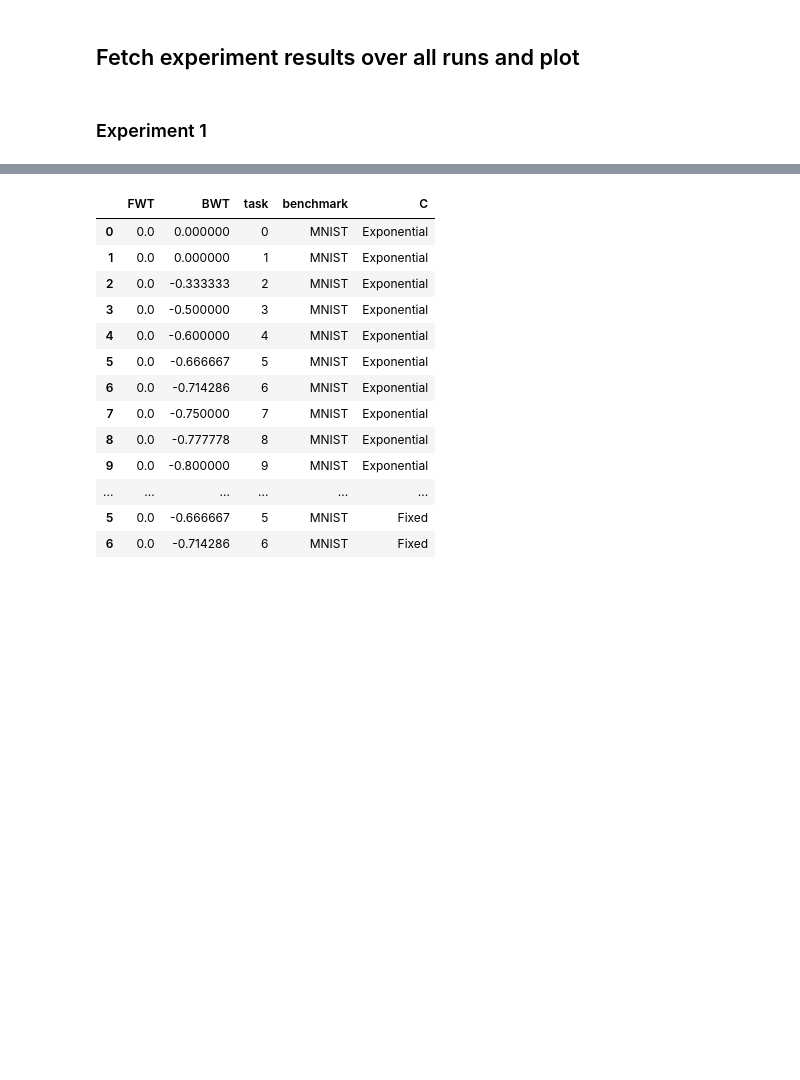
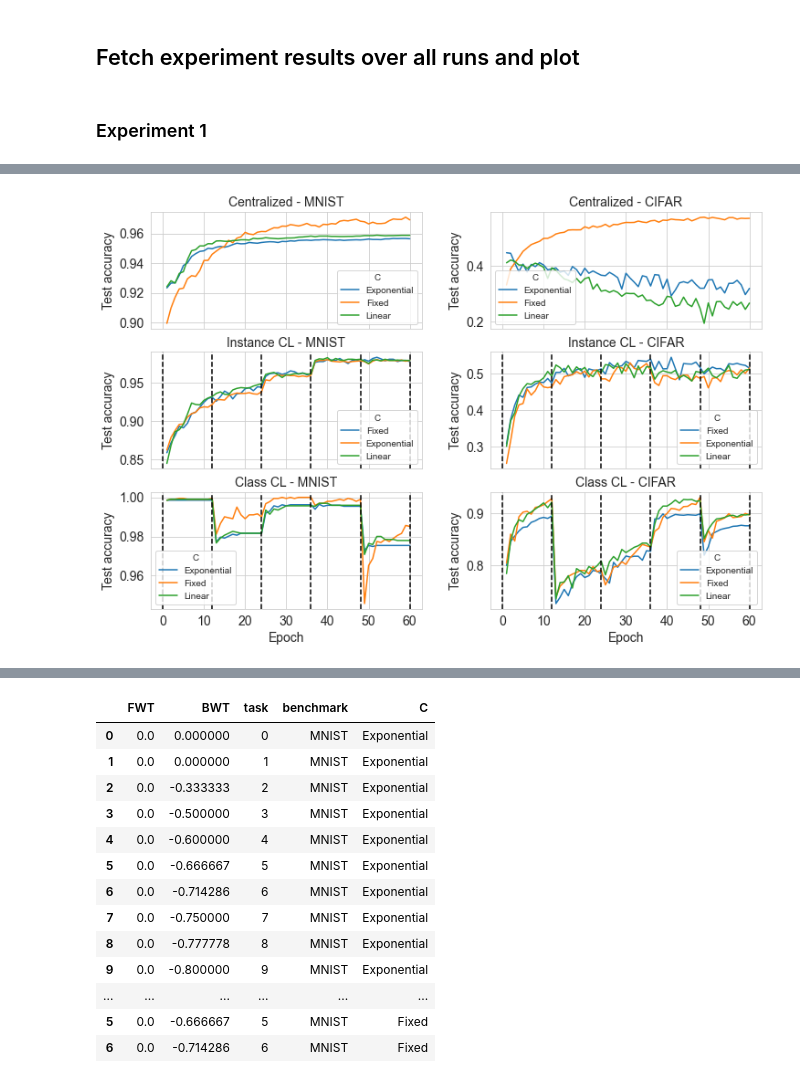
Before and after one commit to lguerdan/10-701-Project, a Jupyter notebook: dev_notebook.ipynb, the cells around one changed output, grey strips where cells are left out. Cells and saved outputs as stored; diff of their text form; code cells hidden in the pictures; blank space fills up the shorter version.

```diff
--- a/dev_notebook.ipynb
+++ b/dev_notebook.ipynb
@@ -47,0 +49,82 @@ plot_centralized_fixed_cuttoff_experiment(exp)
+# %%
+f, axes = plt.subplots(3, 2, figsize=(12,8), sharey=False, sharex=True)
+plt.subplots_adjust(wspace = 0.25)
+
+#######################################################################
+############## Centralized learning ##############
+ceexp, params = helpers.load_exp('central_baseline_adaptive')
+ceexp['epoch'] = ceexp['epoch'] + 1
+
+mnist = ceexp[ceexp['benchmark'] == 'MNIST'].reset_index()
+sns.lineplot(data=mnist, x='epoch', hue='C', y='test_acc', ax=axes[0][0])
+
+axes[0][0].set_title('Centralized - MNIST', fontsize=14)
+axes[0][0].set_ylabel('Test accuracy', fontsize=14)
+axes[0][0].tick_params(labelsize=14)
+
+cifar = ceexp[ceexp['benchmark'] == 'CIFAR'].reset_index()
+sns.lineplot(data=cifar, x='epoch', hue='C', y='test_acc', ax=axes[0][1])
+
+axes[0][1].set_title('Centralized - CIFAR', fontsize=14)
+axes[0][1].set_xlabel('Epoch', fontsize=14)
+axes[0][1].set_ylabel('Test accuracy', fontsize=14)
+axes[0][1].tick_params(labelsize=14)
+
+
+#######################################################################
+############## Instance Incremental Continual learning ################
+cl_exp, params = helpers.load_exp('Instance_CL', extension='epoch')
+cl_exp['epoch'] = cl_exp['epoch'] + 1
+
+mnist = cl_exp[cl_exp['benchmark'] == 'MNIST'].reset_index()
+sns.lineplot(data=mnist, x='epoch', hue='C', y='test_acc', ax=axes[1][0])
+
+for i in range(6):
+    axes[1][0].axvline(x=12*i, color='k', linestyle='--')
+
+axes[1][0].set_title('Instance CL - MNIST', fontsize=14)
+axes[1][0].set_ylabel('Test accuracy', fontsize=14)
+axes[1][0].tick_params(labelsize=14)
+
+cifar = cl_exp[cl_exp['benchmark'] == 'CIFAR'].reset_index()
+sns.lineplot(data=cifar, x='epoch', hue='C', y='test_acc', ax=axes[1][1])
+
+for i in range(6):
+    axes[1][1].axvline(x=12*i, color='k', linestyle='--')
+
+axes[1][1].set_title('Instance CL - CIFAR', fontsize=14)
+axes[1][1].set_ylabel('Test accuracy', fontsize=14)
+axes[1][1].tick_params(labelsize=14)
+
+######################################################################
+#######################################################################
+############## Class Incremental Continual learning ################
+
+cl_exp, params = helpers.load_exp('Class_CL', extension='epoch')
+cl_exp['epoch'] = cl_exp['epoch'] + 1
+
+mnist = cl_exp[cl_exp['benchmark'] == 'MNIST'].reset_index()
+sns.lineplot(data=mnist, x='epoch', hue='C', y='test_acc', ax=axes[2][0])
+
+for i in range(6):
+    axes[2][0].axvline(x=12*i, color='k', linestyle='--')
+
+axes[2][0].set_title('Class CL - MNIST', fontsize=14)
+axes[2][0].set_ylabel('Test accuracy', fontsize=14)
+axes[2][0].set_xlabel('Epoch', fontsize=14)
+axes[2][0].tick_params(labelsize=14)
+
+cifar = cl_exp[cl_exp['benchmark'] == 'CIFAR'].reset_index()
+sns.lineplot(data=cifar, x='epoch', hue='C', y='test_acc', ax=axes[2][1])
+
+for i in range(6):
+    axes[2][1].axvline(x=12*i, color='k', linestyle='--')
+
+axes[2][1].set_title('Class CL - CIFAR', fontsize=14)
+axes[2][1].set_ylabel('Test accuracy', fontsize=14)
+axes[2][1].set_xlabel('Epoch', fontsize=14)
+axes[2][1].tick_params(labelsize=14)
+
+plt.savefig(f'{FIGDIR}main_exp.png', dpi=400, bbox_inches='tight')
+# %% [output]
+[figure, added]
```
Also changed, not shown: parts of 9 cells of this notebook.
